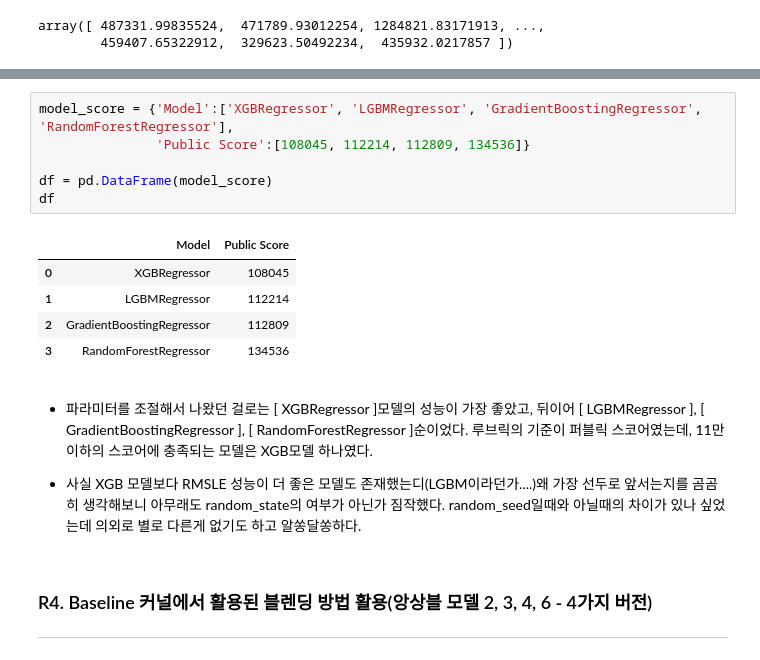
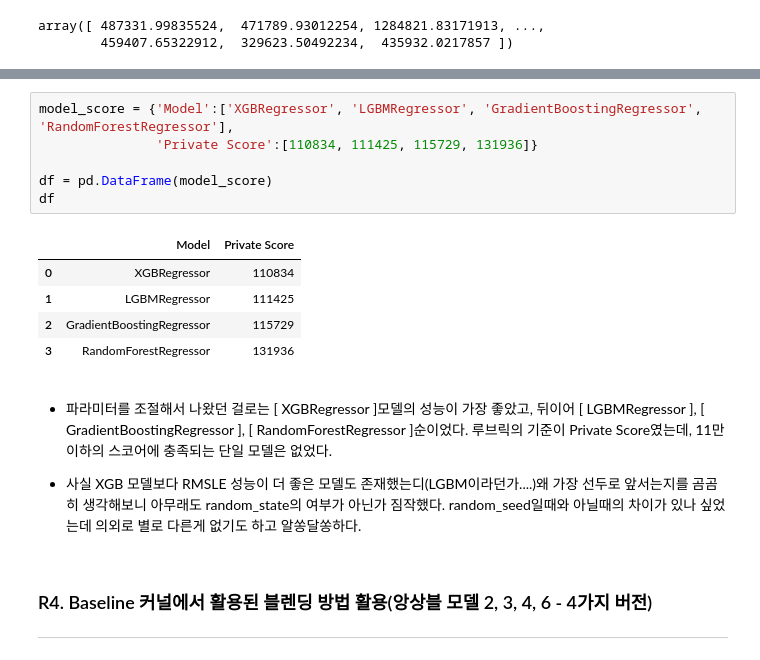
Before and after one commit to Wdstar09/Aiffel_project, a Jupyter notebook: LMS_Exploration/E-04/[E_04]exploration_04.ipynb, the cells around one changed output, grey strips where cells are left out. Drawn from its saved outputs; the diff is of its cells as text.

```diff
--- a/LMS_Exploration/E-04/[E_04]exploration_04.ipynb
+++ b/LMS_Exploration/E-04/[E_04]exploration_04.ipynb
@@ -1136,18 +1136,18 @@ array([ 487331.99835524,  471789.93012254, 1284821.83171913, ...,
 ![20220507224806](https://user-images.githubusercontent.com/100528803/167257847-aecbc6b8-b0ba-42f0-a240-15e2506e726c.png)
 # %%
 model_score = {'Model':['XGBRegressor', 'LGBMRegressor', 'GradientBoostingRegressor', 'RandomForestRegressor'],
-               'Public Score':[108045, 112214, 112809, 134536]}
+               'Private Score':[110834, 111425, 115729, 131936]}
 
 df = pd.DataFrame(model_score)
 df
 # %% [output]
-|  | Model | Public Score |
-| 0 | XGBRegressor | 108045 |
-| 1 | LGBMRegressor | 112214 |
-| 2 | GradientBoostingRegressor | 112809 |
-| 3 | RandomForestRegressor | 134536 |
+|  | Model | Private Score |
+| 0 | XGBRegressor | 110834 |
+| 1 | LGBMRegressor | 111425 |
+| 2 | GradientBoostingRegressor | 115729 |
+| 3 | RandomForestRegressor | 131936 |
 # %% [markdown]
-* 파라미터를 조절해서 나왔던 걸로는 [ XGBRegressor ]모델의 성능이 가장 좋았고, 뒤이어 [ LGBMRegressor ], [ GradientBoostingRegressor ], [ RandomForestRegressor ]순이었다. 루브릭의 기준이 퍼블릭 스코어였는데, 11만 이하의 스코어에 충족되는 모델은 XGB모델 하나였다.
+* 파라미터를 조절해서 나왔던 걸로는 [ XGBRegressor ]모델의 성능이 가장 좋았고, 뒤이어 [ LGBMRegressor ], [ GradientBoostingRegressor ], [ RandomForestRegressor ]순이었다. 루브릭의 기준이 Private Score였는데, 11만 이하의 스코어에 충족되는 단일 모델은 없었다.
 
 * 사실 XGB 모델보다 RMSLE 성능이 더 좋은 모델도 존재했는디(LGBM이라던가....)왜 가장 선두로 앞서는지를 곰곰히 생각해보니 아무래도 random_state의 여부가 아닌가 짐작했다. random_seed일때와 아닐때의 차이가 있나 싶었는데 의외로 별로 다른게 없기도 하고 알쏭달쏭하다.
 # %% [markdown]
```
Also changed, not shown: parts of 7 cells of this notebook.
